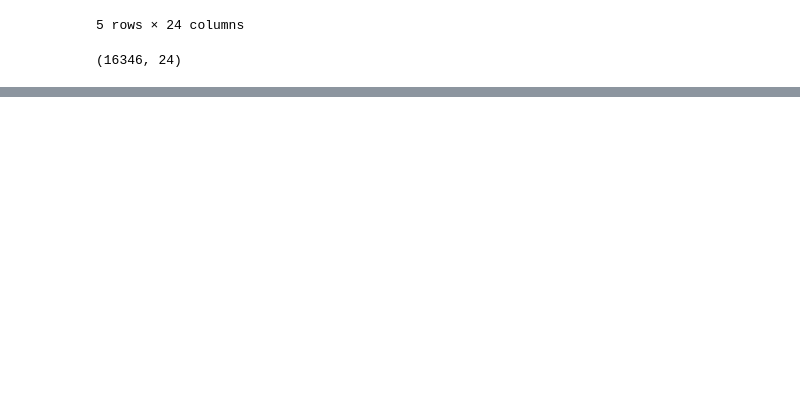
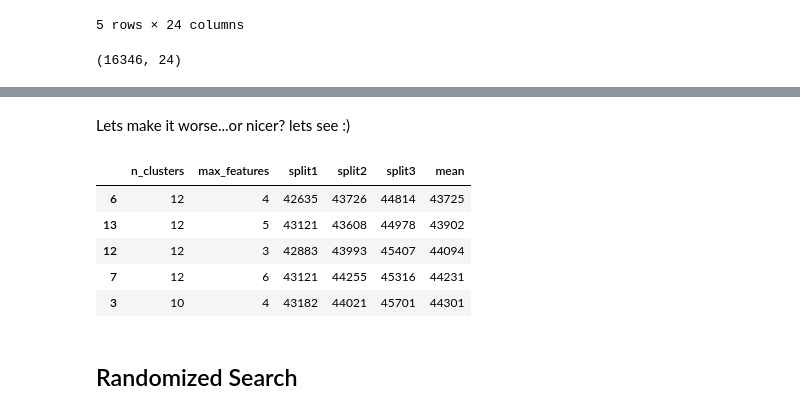
Before and after one commit to hassin070/hands_on_ML_, a Jupyter notebook: chapter_2.ipynb, the cells around one changed output, grey strips where cells are left out. Saved outputs shown, nothing was run; the diff lists cells and outputs as text; code cells hidden in the pictures; blank space fills up the shorter version.

```diff
--- a/chapter_2.ipynb
+++ b/chapter_2.ipynb
@@ -720,0 +911,19 @@ housing_prepared.shape
+# %% [markdown]
+Lets make it worse...or nicer? lets see :)
+# %%
+cv_results = cv_results[['param_preprocessing__geo__n_clusters','param_random_forest__max_features',
+                         'split0_test_score','split1_test_score','split2_test_score',
+                         'mean_test_score']]
+score_cols = ['split1','split2','split3', 'mean']
+cv_results.columns = ['n_clusters','max_features'] + score_cols
+cv_results[score_cols] = -cv_results[score_cols].round(2).astype(np.int64)
+cv_results.sort_values(by='mean', ascending=True).head()
+# %% [output]
+|  | n_clusters | max_features | split1 | split2 | split3 | mean |
+| 6 | 12 | 4 | 42635 | 43726 | 44814 | 43725 |
+| 13 | 12 | 5 | 43121 | 43608 | 44978 | 43902 |
+| 12 | 12 | 3 | 42883 | 43993 | 45407 | 44094 |
+| 7 | 12 | 6 | 43121 | 44255 | 45316 | 44231 |
+| 3 | 10 | 4 | 43182 | 44021 | 45701 | 44301 |
+# %% [markdown]
+## Randomized Search
```
Also changed, not shown: parts of 33 cells of this notebook.
